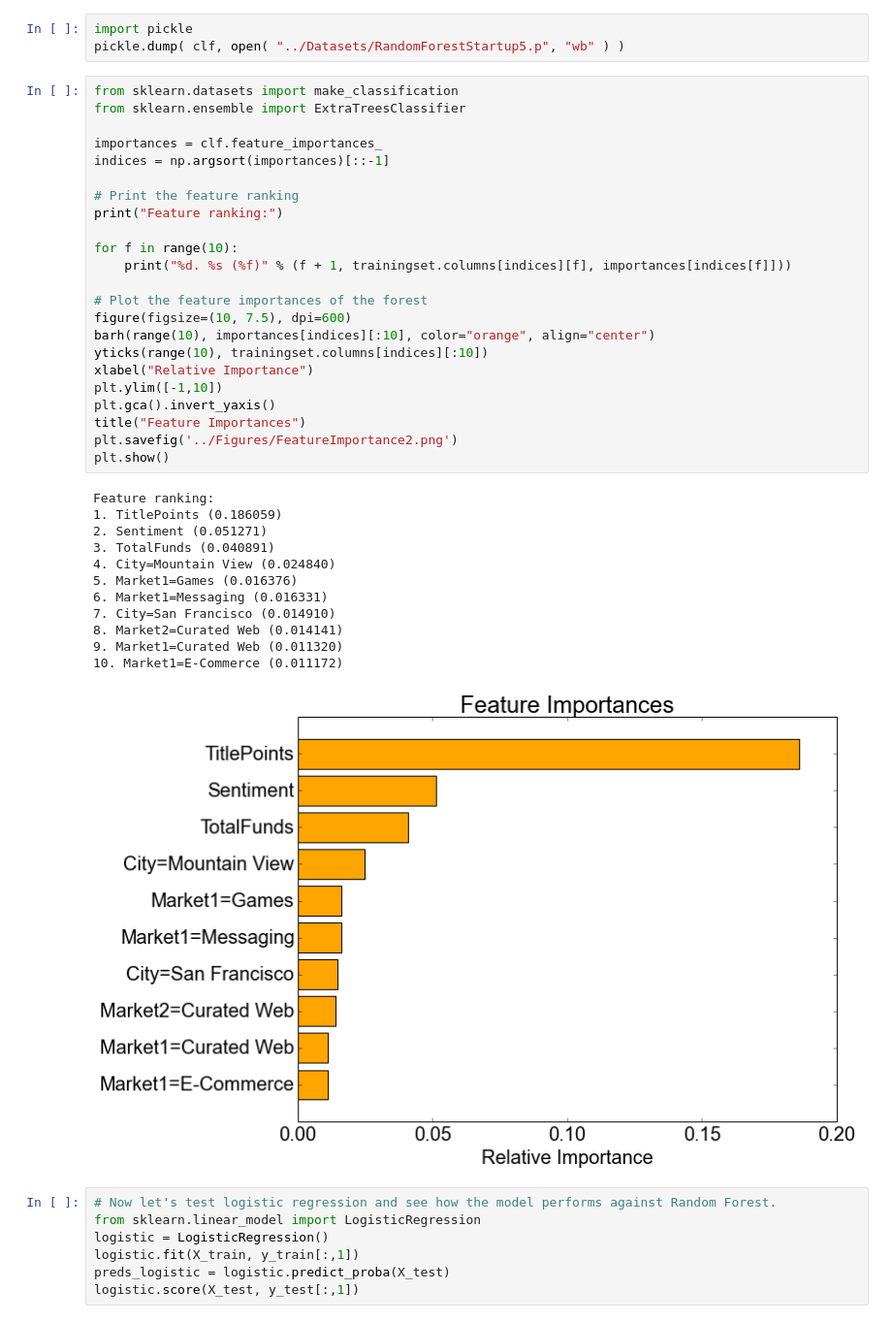
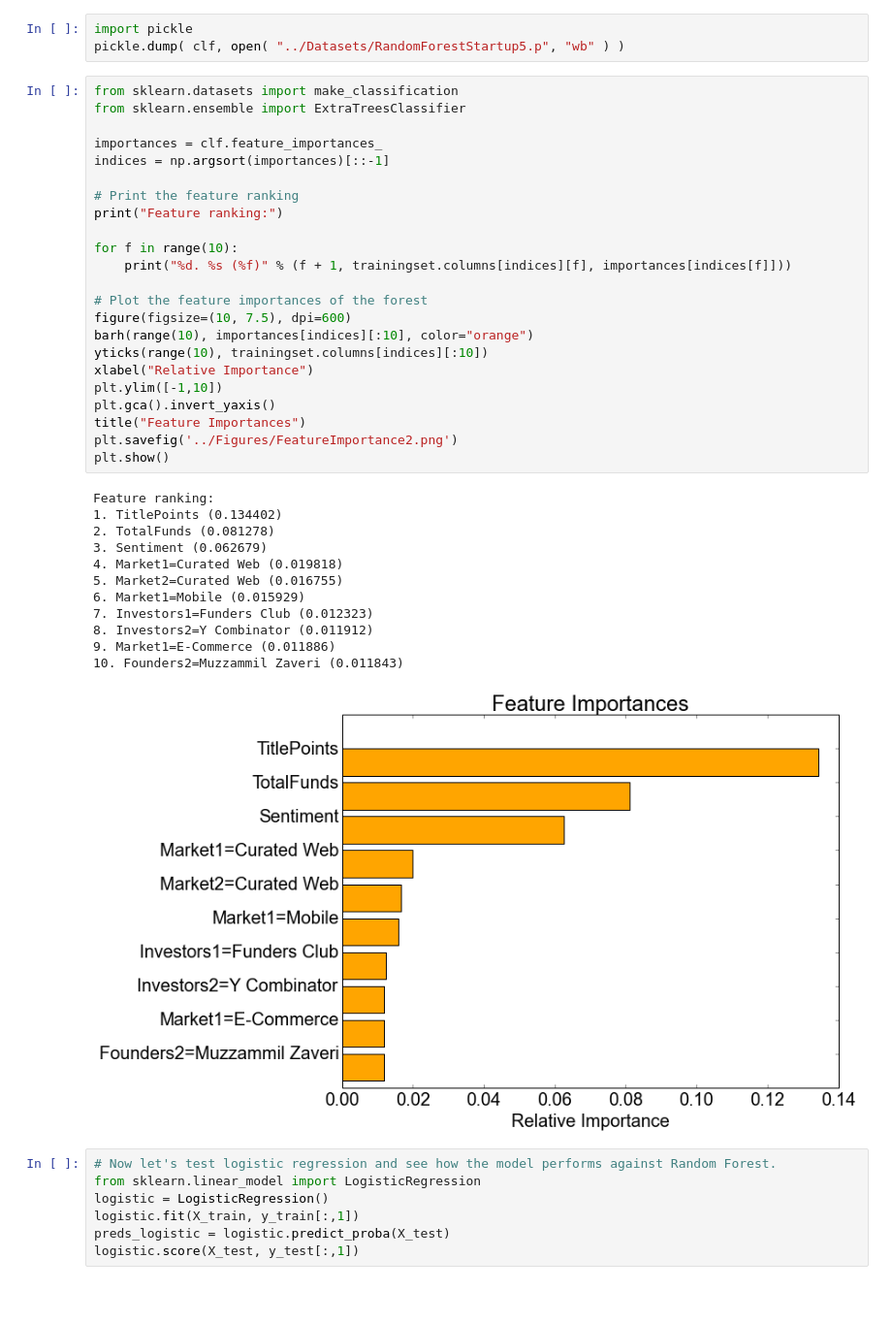
Before and after one commit to ajitpasayat/YC-HN-Startup-Success, a Jupyter notebook: iPythonNotebooks/StartupRandomForest.ipynb, the cells around one changed output. Shown at 97% size. Saved outputs shown, nothing was run; the diff lists cells and outputs as text; blank space fills up the shorter version.

```diff
--- a/iPythonNotebooks/StartupRandomForest.ipynb
+++ b/iPythonNotebooks/StartupRandomForest.ipynb
@@ -153,39 +153,39 @@ pickle.dump( clf, open( "../Datasets/RandomForestStartup5.p", "wb" ) )
 # %%
 from sklearn.datasets import make_classification
 from sklearn.ensemble import ExtraTreesClassifier
 
 importances = clf.feature_importances_
 indices = np.argsort(importances)[::-1]
 
 # Print the feature ranking
 print("Feature ranking:")
 
 for f in range(10):
     print("%d. %s (%f)" % (f + 1, trainingset.columns[indices][f], importances[indices[f]]))
 
 # Plot the feature importances of the forest
 figure(figsize=(10, 7.5), dpi=600)
-barh(range(10), importances[indices][:10], color="orange", align="center")
+barh(range(10), importances[indices][:10], color="orange")
 yticks(range(10), trainingset.columns[indices][:10])
 xlabel("Relative Importance")
 plt.ylim([-1,10])
 plt.gca().invert_yaxis()
 title("Feature Importances")
 plt.savefig('../Figures/FeatureImportance2.png')
 plt.show()
 # %% [output]
 Feature ranking:
-1. TitlePoints (0.186059)
-2. Sentiment (0.051271)
-3. TotalFunds (0.040891)
-4. City=Mountain View (0.024840)
-5. Market1=Games (0.016376)
-6. Market1=Messaging (0.016331)
-7. City=San Francisco (0.014910)
-8. Market2=Curated Web (0.014141)
-9. Market1=Curated Web (0.011320)
-10. Market1=E-Commerce (0.011172)
+1. TitlePoints (0.134402)
+2. TotalFunds (0.081278)
+3. Sentiment (0.062679)
+4. Market1=Curated Web (0.019818)
+5. Market2=Curated Web (0.016755)
+6. Market1=Mobile (0.015929)
+7. Investors1=Funders Club (0.012323)
+8. Investors2=Y Combinator (0.011912)
+9. Market1=E-Commerce (0.011886)
+10. Founders2=Muzzammil Zaveri (0.011843)
-[figure, old version]
+[figure, new version]
 # %%
 # Now let's test logistic regression and see how the model performs against Random Forest.
 from sklearn.linear_model import LogisticRegression
```
Also changed, not shown: parts of 1 cell of this notebook, 7 other files.
